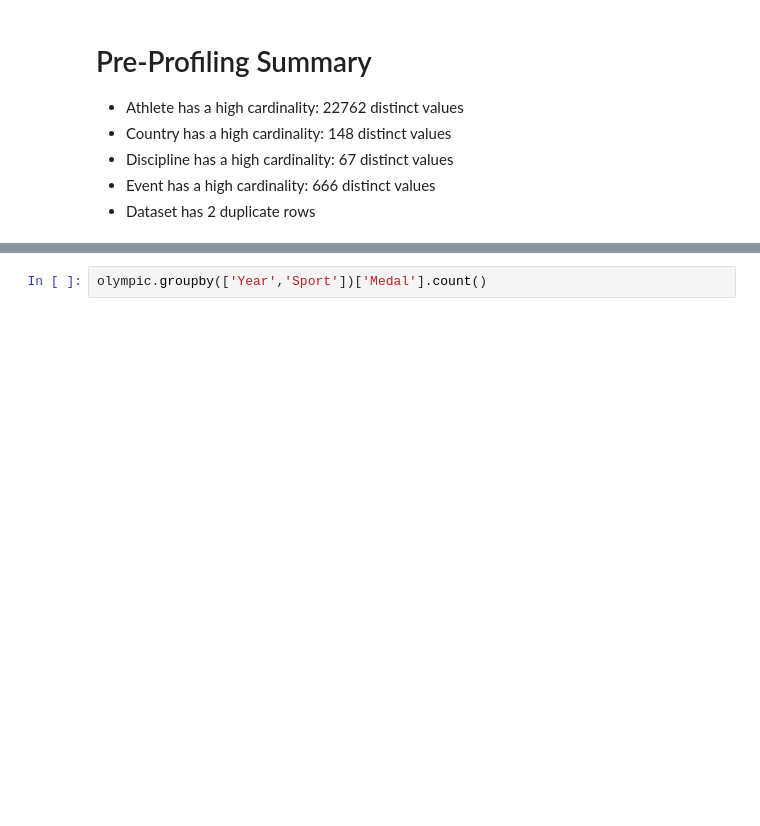
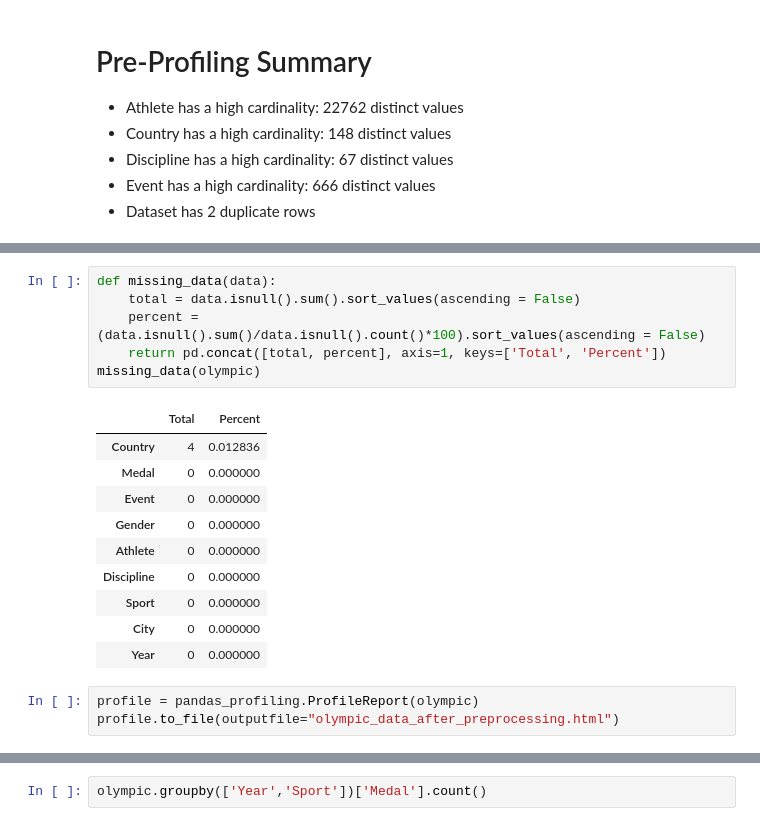
Before and after one commit to pratikbarjatya/INSAID-Assignment, a Jupyter notebook: OlympicEDA.ipynb, the cells around one changed output, grey strips where cells are left out. Saved outputs shown, nothing was run; the diff lists cells and outputs as text; blank space fills up the shorter version.

```diff
--- a/OlympicEDA.ipynb
+++ b/OlympicEDA.ipynb
@@ -119,0 +101,20 @@ olympic.drop_duplicates()
+# %%
+def missing_data(data):
+    total = data.isnull().sum().sort_values(ascending = False)
+    percent = (data.isnull().sum()/data.isnull().count()*100).sort_values(ascending = False)
+    return pd.concat([total, percent], axis=1, keys=['Total', 'Percent'])
+missing_data(olympic)
+# %% [output]
+|  | Total | Percent |
+| Country | 4 | 0.012836 |
+| Medal | 0 | 0.000000 |
+| Event | 0 | 0.000000 |
+| Gender | 0 | 0.000000 |
+| Athlete | 0 | 0.000000 |
+| Discipline | 0 | 0.000000 |
+| Sport | 0 | 0.000000 |
+| City | 0 | 0.000000 |
+| Year | 0 | 0.000000 |
+# %%
+profile = pandas_profiling.ProfileReport(olympic)
+profile.to_file(outputfile="olympic_data_after_preprocessing.html")
```
Also changed, not shown: parts of 40 cells of this notebook, 2 other files.
